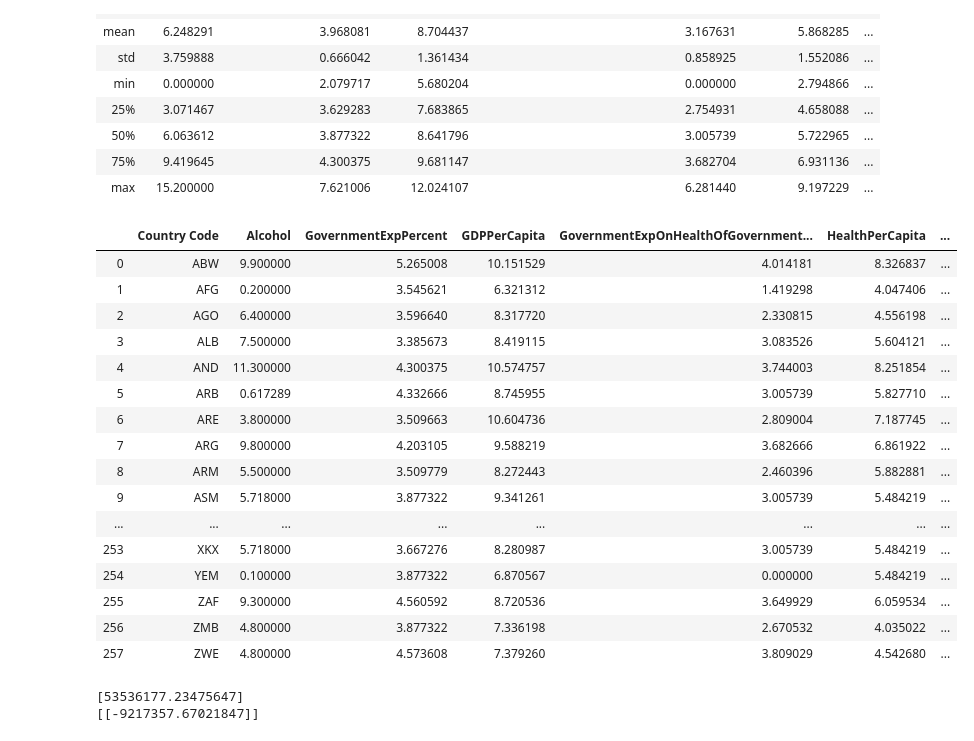
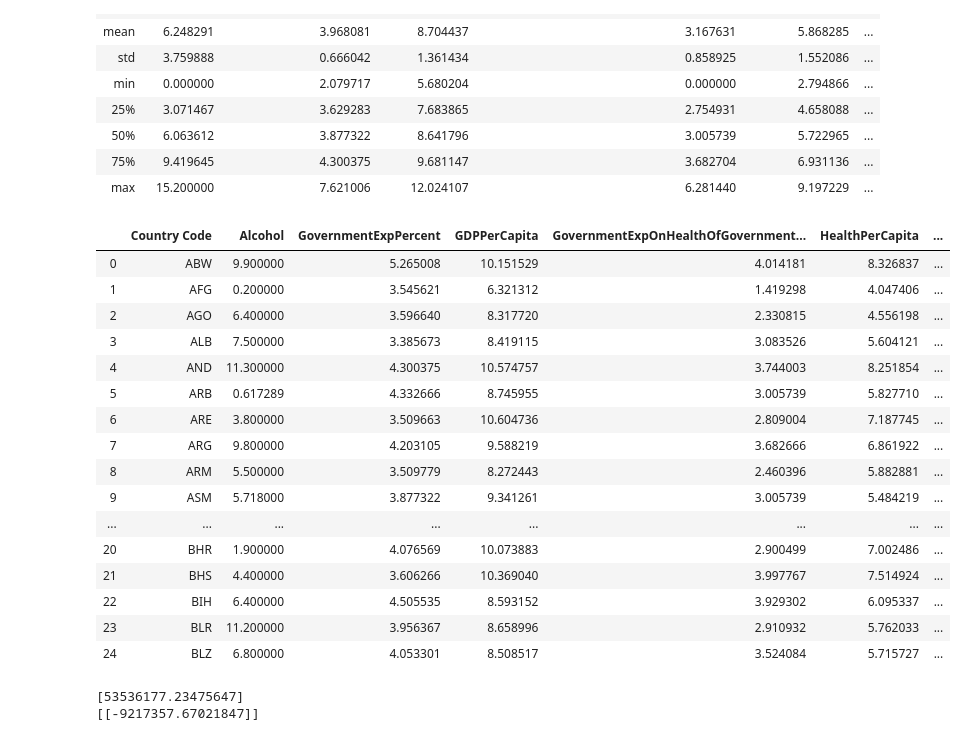
Before and after one commit to Niittyv/Data-science-project-life-expectancy, a Jupyter notebook: DS_project.ipynb, the cells around one changed output. Saved outputs shown, nothing was run; the diff lists cells and outputs as text; code cells hidden in the pictures.

```diff
--- a/DS_project.ipynb
+++ b/DS_project.ipynb
@@ -448,25 +448,25 @@ transformed.describe()
 | 75% | 9.419645 | 4.300375 | 9.681147 | 3.682704 | 6.931136 | ... |
 | max | 15.200000 | 7.621006 | 12.024107 | 6.281440 | 9.197229 | ... |
 # %%
-transformed.head(300)
+transformed.head(25)
 # %% [output]
 |  | Country Code | Alcohol | GovernmentExpPercent | GDPPerCapita | GovernmentExpOnHealthOfGovernment... | HealthPerCapita | ... |
 | 0 | ABW | 9.900000 | 5.265008 | 10.151529 | 4.014181 | 8.326837 | ... |
 | 1 | AFG | 0.200000 | 3.545621 | 6.321312 | 1.419298 | 4.047406 | ... |
 | 2 | AGO | 6.400000 | 3.596640 | 8.317720 | 2.330815 | 4.556198 | ... |
 | 3 | ALB | 7.500000 | 3.385673 | 8.419115 | 3.083526 | 5.604121 | ... |
 | 4 | AND | 11.300000 | 4.300375 | 10.574757 | 3.744003 | 8.251854 | ... |
 | 5 | ARB | 0.617289 | 4.332666 | 8.745955 | 3.005739 | 5.827710 | ... |
 | 6 | ARE | 3.800000 | 3.509663 | 10.604736 | 2.809004 | 7.187745 | ... |
 | 7 | ARG | 9.800000 | 4.203105 | 9.588219 | 3.682666 | 6.861922 | ... |
 | 8 | ARM | 5.500000 | 3.509779 | 8.272443 | 2.460396 | 5.882881 | ... |
 | 9 | ASM | 5.718000 | 3.877322 | 9.341261 | 3.005739 | 5.484219 | ... |
 | ... | ... | ... | ... | ... | ... | ... | ... |
-| 253 | XKX | 5.718000 | 3.667276 | 8.280987 | 3.005739 | 5.484219 | ... |
-| 254 | YEM | 0.100000 | 3.877322 | 6.870567 | 0.000000 | 5.484219 | ... |
-| 255 | ZAF | 9.300000 | 4.560592 | 8.720536 | 3.649929 | 6.059534 | ... |
-| 256 | ZMB | 4.800000 | 3.877322 | 7.336198 | 2.670532 | 4.035022 | ... |
-| 257 | ZWE | 4.800000 | 4.573608 | 7.379260 | 3.809029 | 4.542680 | ... |
+| 20 | BHR | 1.900000 | 4.076569 | 10.073883 | 2.900499 | 7.002486 | ... |
+| 21 | BHS | 4.400000 | 3.606266 | 10.369040 | 3.997767 | 7.514924 | ... |
+| 22 | BIH | 6.400000 | 4.505535 | 8.593152 | 3.929302 | 6.095337 | ... |
+| 23 | BLR | 11.200000 | 3.956367 | 8.658996 | 2.910932 | 5.762033 | ... |
+| 24 | BLZ | 6.800000 | 4.053301 | 8.508517 | 3.524084 | 5.715727 | ... |
 # %%
 X = transformed['InfantDeathPer1000'].values.reshape(-1, 1)
 Y = transformed['LifeExpextancy'].values.reshape(-1, 1)
```
Also changed, not shown: parts of 3 cells of this notebook.
